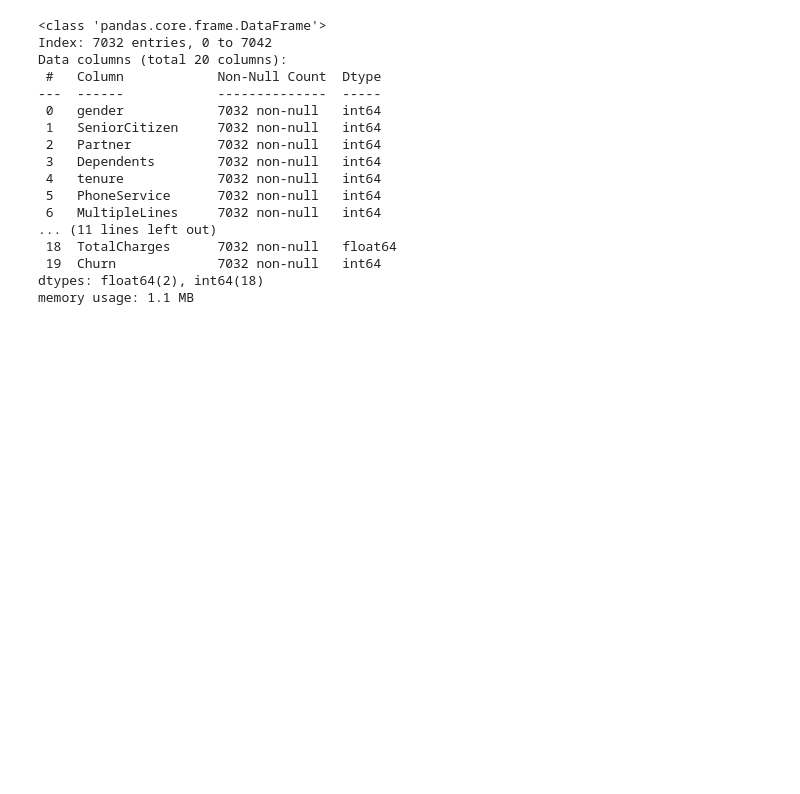
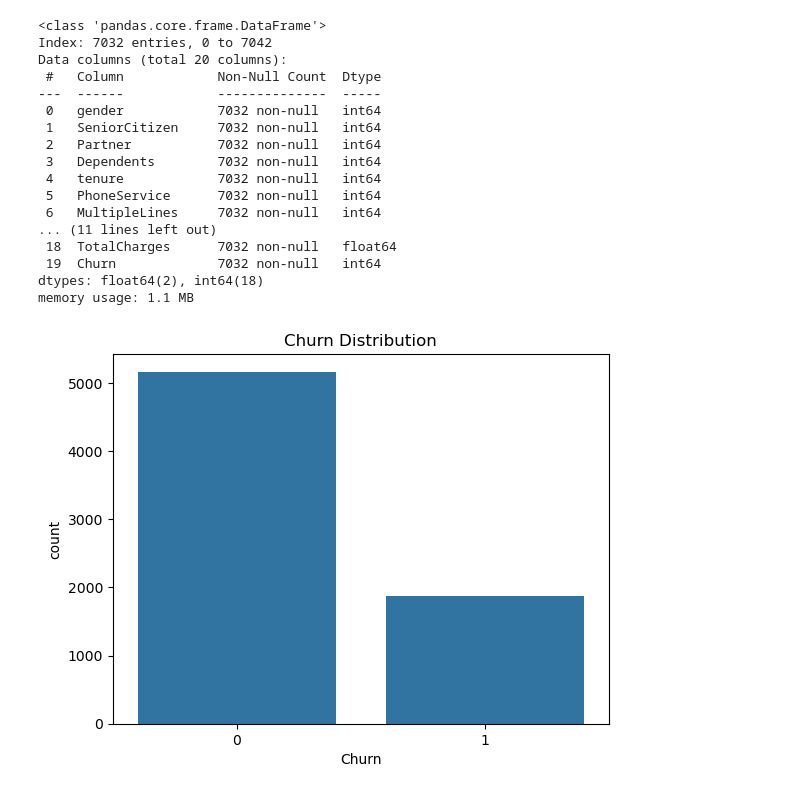
Before and after one commit to kavi20002/ML-Customer-Churn-Analysis, a Jupyter notebook: notebooks/Customer_Churn_Analysis.ipynb, the cells around one changed output. Saved outputs shown, nothing was run; the diff lists cells and outputs as text; code cells hidden in the pictures; blank space fills up the shorter version.

Commit message:
Added data visualization and analysis

```diff
--- a/notebooks/Customer_Churn_Analysis.ipynb
+++ b/notebooks/Customer_Churn_Analysis.ipynb
@@ -104,0 +108,6 @@ memory usage: 1.1 MB
+# %%
+sns.countplot(x='Churn', data=df)
+plt.title("Churn Distribution")
+plt.show()
+# %% [output]
+[figure, added]
```
Also changed, not shown: parts of 3 cells of this notebook.
